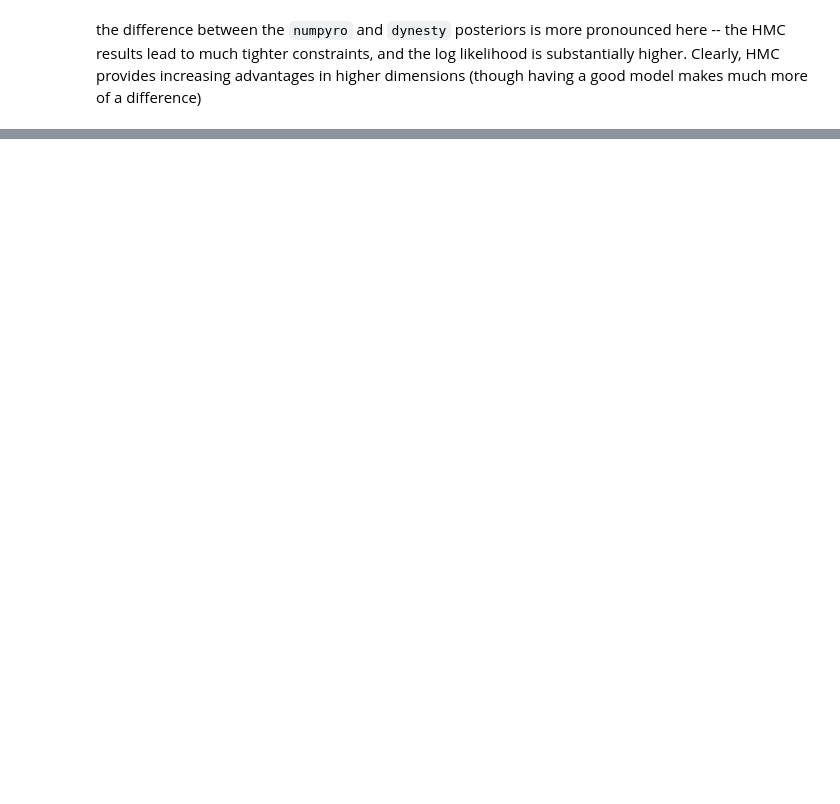
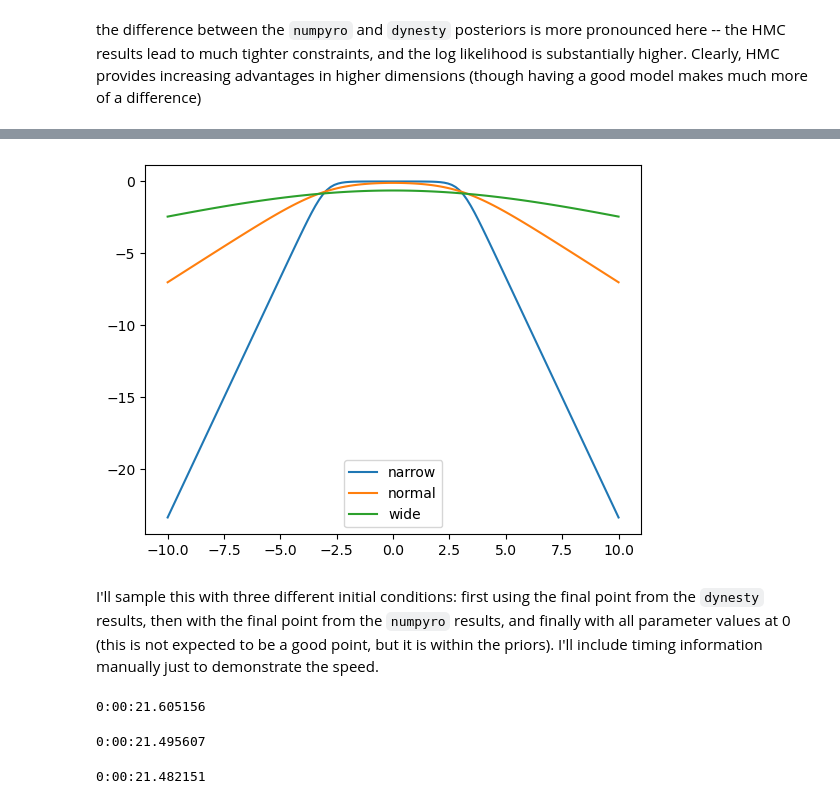
Before and after one commit to samueldmcdermott/gcepy, a Jupyter notebook: notebooks/gce_samplers.ipynb, the cells around one changed output, grey strips where cells are left out. Drawn from its saved outputs; the diff is of its cells as text; code cells hidden in the pictures; blank space fills up the shorter version.

```diff
--- a/notebooks/gce_samplers.ipynb
+++ b/notebooks/gce_samplers.ipynb
@@ -233,0 +261,9 @@ the difference between the `numpyro` and `dynesty` posteriors is more pronounced
+# %%
+xar = jnp.linspace(-10,10,120)
+plt.plot(xar, [jln_sigmoidR(x, 3, .3)+jln_sigmoidL(x, -3, .3) for x in xar], label = 'narrow')
+plt.plot(xar, [jln_sigmoidR(x, 3, 1)+jln_sigmoidL(x, -3, 1) for x in xar], label = 'normal')
+plt.plot(xar, [jln_sigmoidR(x, 3, 3)+jln_sigmoidL(x, -3, 3) for x in xar], label = 'wide')
+plt.legend()
+plt.show()
+# %% [output]
+[figure, added]
@@ -233,0 +288,2 @@ the difference between the `numpyro` and `dynesty` posteriors is more pronounced
+# %% [markdown]
+I'll sample this with three different initial conditions: first using the final point from the `dynesty` results, then with the final point from the `numpyro` results, and finally with all parameter values at 0 (this is not expected to be a good point, but it is within the priors). I'll include timing information manually just to demonstrate the speed.
@@ -233,0 +292,30 @@ the difference between the `numpyro` and `dynesty` posteriors is more pronounced
+# %%
+ta = dt.now()
+mchmcd_target = C_hm(PDIM)
+mchmcd_sampler = mchmc.Sampler(mchmcd_target)
+mchmcd_samples = mchmcd_sampler.sample(10000, x_initial=h_sampler_dn.results.samples[-1])
+tb = dt.now()
+delt = tb-ta
+print(delt)
+# %% [output]
+0:00:21.605156
+# %%
+ta = dt.now()
+mchmcn_target = C_hm(PDIM)
+mchmcn_sampler = mchmc.Sampler(mchmcn_target)
+mchmcn_samples = mchmcn_sampler.sample(10000, x_initial=h_samples_nr[-1])
+tb = dt.now()
+delt = tb-ta
+print(delt)
+# %% [output]
+0:00:21.495607
+# %%
+ta = dt.now()
+mchmc0_target = C_hm(PDIM)
+mchmc0_sampler = mchmc.Sampler(mchmc0_target)
+mchmc0_samples = mchmc0_sampler.sample(10000, x_initial=jnp.zeros(PDIM))
+tb = dt.now()
+delt = tb-ta
+print(delt)
+# %% [output]
+0:00:21.482151
```
Also changed, not shown: parts of 29 cells of this notebook, 3 other files.
